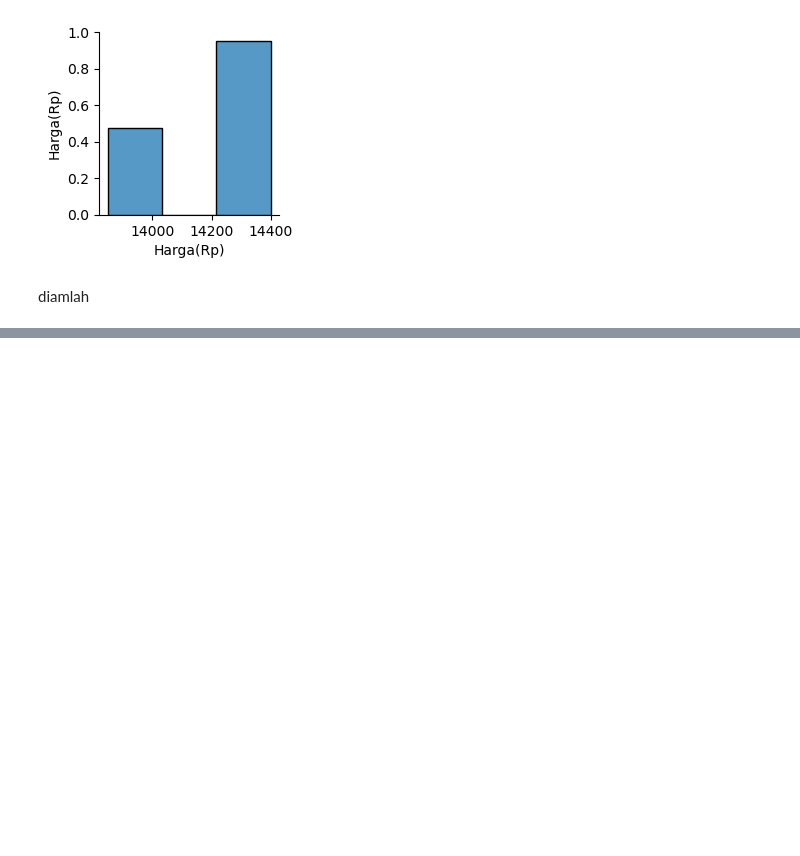
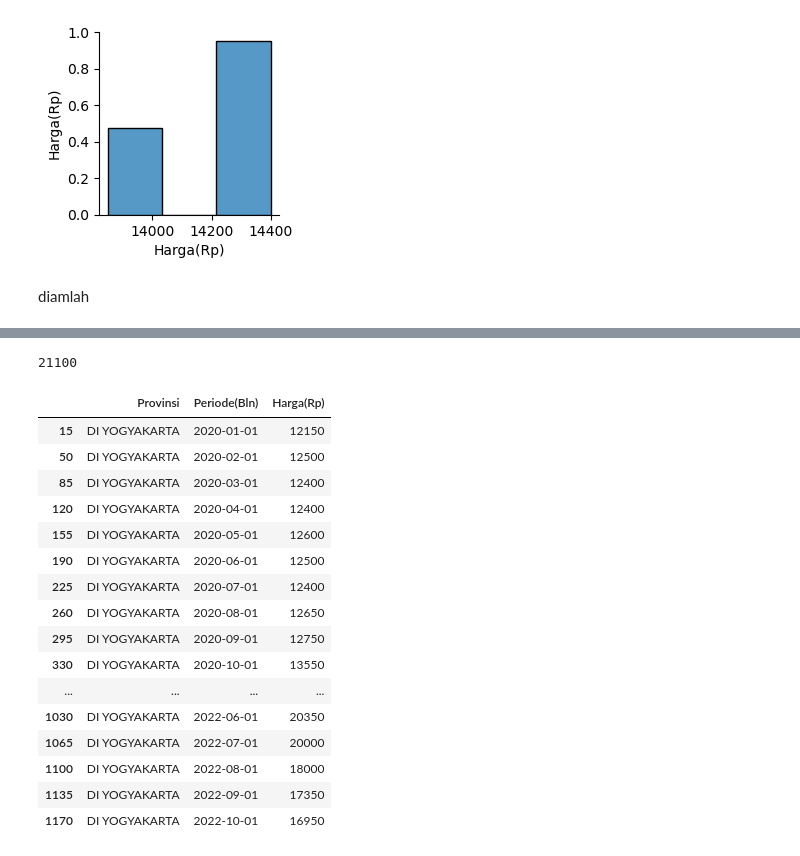
Before and after one commit to satrioadi96/projekpangan, a Jupyter notebook: running-test.ipynb, the cells around one changed output, grey strips where cells are left out. Saved outputs shown, nothing was run; the diff lists cells and outputs as text; code cells hidden in the pictures; blank space fills up the shorter version.

```diff
--- a/running-test.ipynb
+++ b/running-test.ipynb
@@ -485,7 +467,12 @@ array(['SEMUA PROVINSI', 'ACEH', 'SUMATERA UTARA', 'SUMATERA BARAT',
 # %%
+import pandas as pd
+import altair as alt
+
+laslast = pd.read_excel('./tradisional/harga-pasar-tradisional-komoditas-minyak-goreng.xls')
+
 llss = laslast.drop(['No.', '11/2022'], axis=1).melt('Provinsi', var_name='Periode(Bln)', value_name='Harga(Rp)')
 
-llss3 = llss[llss['Provinsi'] == 'SEMUA PROVINSI']
+llss3 = llss[llss['Provinsi'] == 'DI YOGYAKARTA']
 llss3['Periode(Bln)']= pd.to_datetime(llss3['Periode(Bln)'])
 
 alt.Chart(llss3).mark_line(
@@ -505,0 +506,24 @@ See the caveats in the documentation: https://pandas.pydata.org/pandas-docs/stab
+# %%
+llss3['Harga(Rp)'].max()
+# %% [output]
+21100
+# %%
+llss3
+# %% [output]
+|  | Provinsi | Periode(Bln) | Harga(Rp) |
+| 15 | DI YOGYAKARTA | 2020-01-01 | 12150 |
+| 50 | DI YOGYAKARTA | 2020-02-01 | 12500 |
+| 85 | DI YOGYAKARTA | 2020-03-01 | 12400 |
+| 120 | DI YOGYAKARTA | 2020-04-01 | 12400 |
+| 155 | DI YOGYAKARTA | 2020-05-01 | 12600 |
+| 190 | DI YOGYAKARTA | 2020-06-01 | 12500 |
+| 225 | DI YOGYAKARTA | 2020-07-01 | 12400 |
+| 260 | DI YOGYAKARTA | 2020-08-01 | 12650 |
+| 295 | DI YOGYAKARTA | 2020-09-01 | 12750 |
+| 330 | DI YOGYAKARTA | 2020-10-01 | 13550 |
+| ... | ... | ... | ... |
+| 1030 | DI YOGYAKARTA | 2022-06-01 | 20350 |
+| 1065 | DI YOGYAKARTA | 2022-07-01 | 20000 |
+| 1100 | DI YOGYAKARTA | 2022-08-01 | 18000 |
+| 1135 | DI YOGYAKARTA | 2022-09-01 | 17350 |
+| 1170 | DI YOGYAKARTA | 2022-10-01 | 16950 |
```
Also changed, not shown: parts of 2 cells of this notebook, 3 other files.
